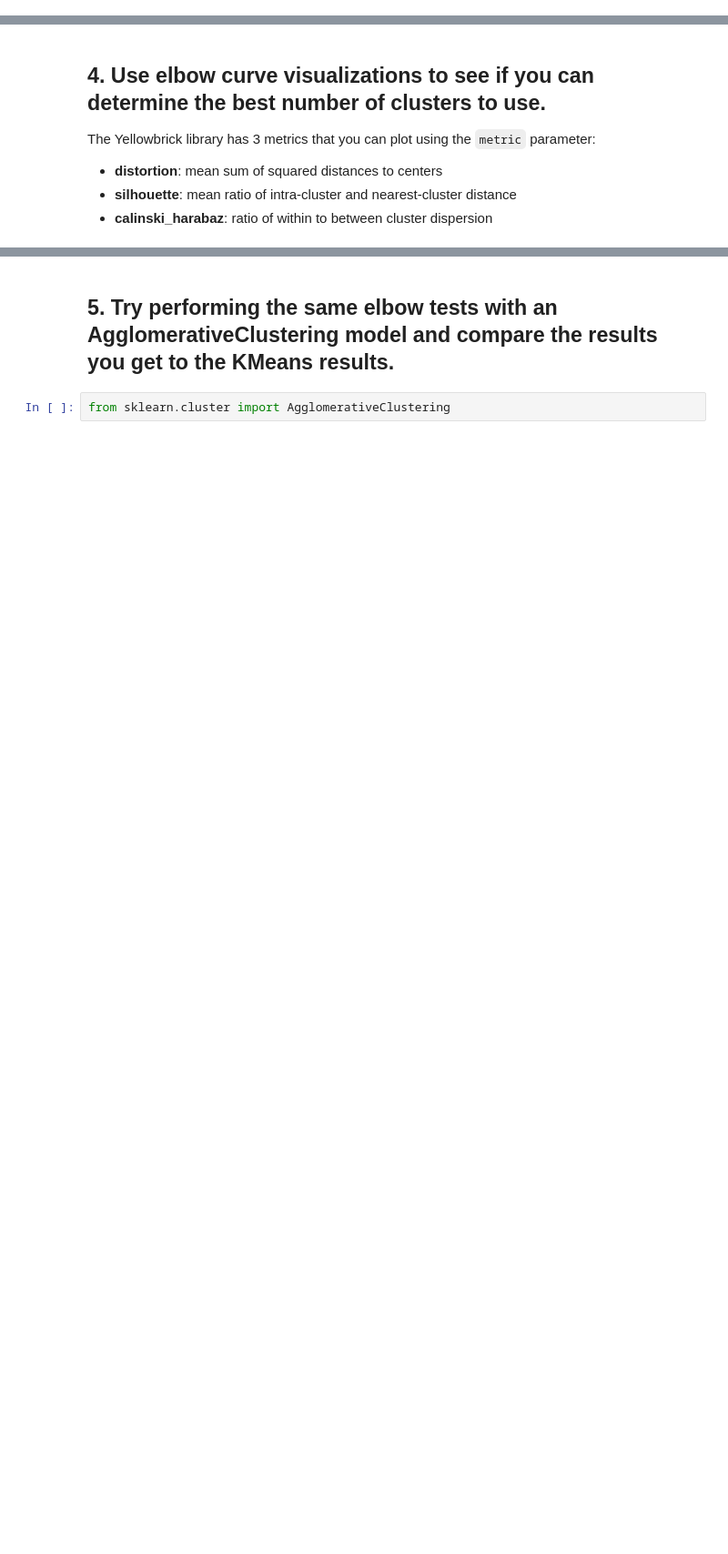
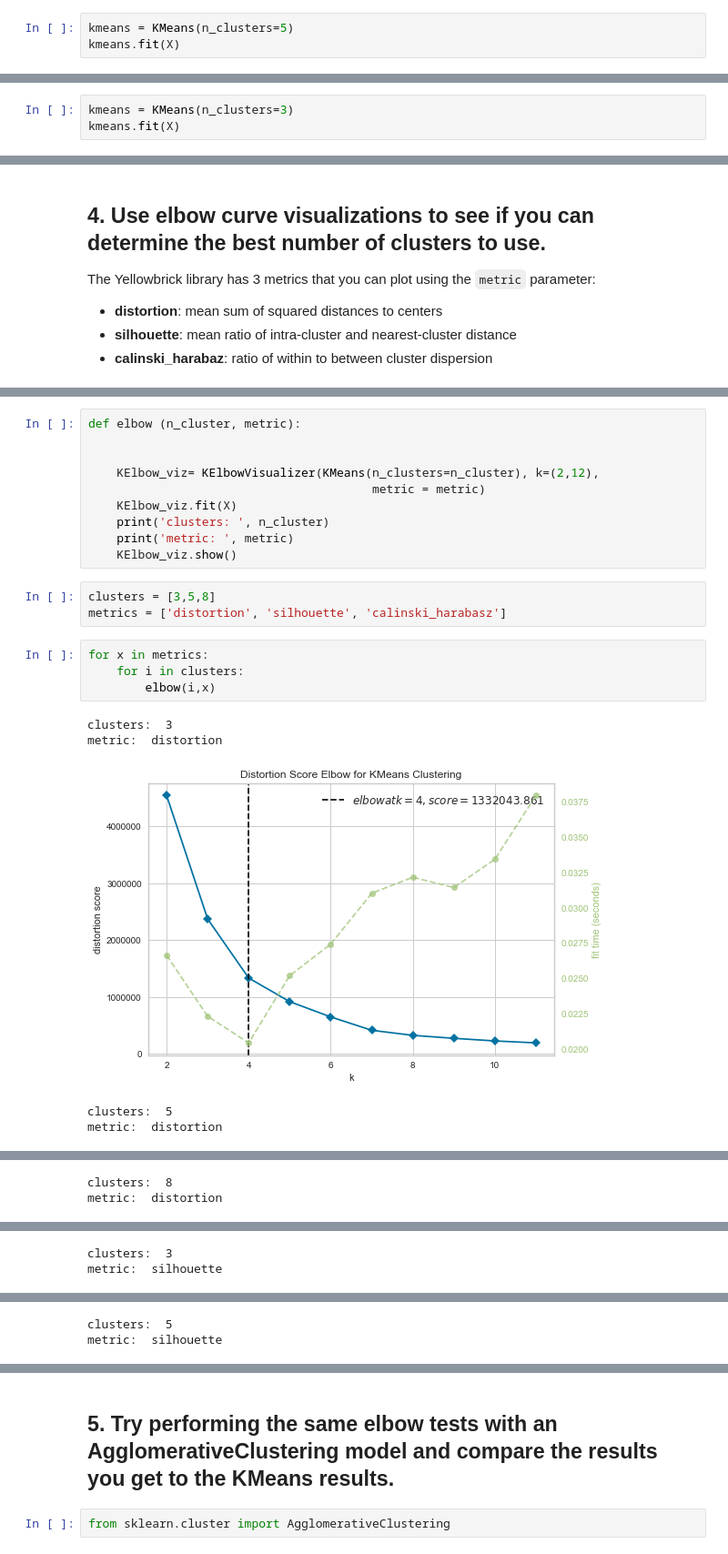
Before and after one commit to ta-datapt-bcn/lab_evaluation, a Jupyter notebook: lab-unsupervised-learning-evaluation/your-code/main.ipynb, the cells around one changed output, grey strips where cells are left out. Shown at 91% size. Saved outputs shown, nothing was run; the diff lists cells and outputs as text; blank space fills up the shorter version.

```diff
--- a/lab-unsupervised-learning-evaluation/your-code/main.ipynb
+++ b/lab-unsupervised-learning-evaluation/your-code/main.ipynb
@@ -15,2 +57,5 @@ Load the wine dataset using sklearn and get the datasets X and y containing the
 # %% [markdown]
 ## 2. Train a KMeans clustering model on the data set using 5 clusters and compute the silhouette score for the model.
+# %%
+kmeans = KMeans(n_clusters=5)
+kmeans.fit(X)
@@ -17,2 +72,5 @@ Load the wine dataset using sklearn and get the datasets X and y containing the
 # %% [markdown]
 ## 3. Train a KMeans clustering model on the data set using 3 clusters and compute the silhouette score for the model.
+# %%
+kmeans = KMeans(n_clusters=3)
+kmeans.fit(X)
@@ -30,0 +97,23 @@ ModuleNotFoundError: No module named 'yellowbrick'
+# %%
+def elbow (n_cluster, metric):
+
+
+    KElbow_viz= KElbowVisualizer(KMeans(n_clusters=n_cluster), k=(2,12),
+                                        metric = metric)
+    KElbow_viz.fit(X)
+    print('clusters: ', n_cluster)
+    print('metric: ', metric)
+    KElbow_viz.show()
+# %%
+clusters = [3,5,8]
+metrics = ['distortion', 'silhouette', 'calinski_harabasz']
+# %%
+for x in metrics:
+    for i in clusters:
+        elbow(i,x)
+# %% [output]
+clusters:  3
+metric:  distortion
+[figure, added]
+clusters:  5
+metric:  distortion
@@ -30,0 +121,2 @@ ModuleNotFoundError: No module named 'yellowbrick'
+clusters:  8
+metric:  distortion
@@ -30,0 +124,2 @@ ModuleNotFoundError: No module named 'yellowbrick'
+clusters:  3
+metric:  silhouette
@@ -30,0 +127,2 @@ ModuleNotFoundError: No module named 'yellowbrick'
+clusters:  5
+metric:  silhouette
```
Also changed, not shown: parts of 30 cells of this notebook, 1 other file.
